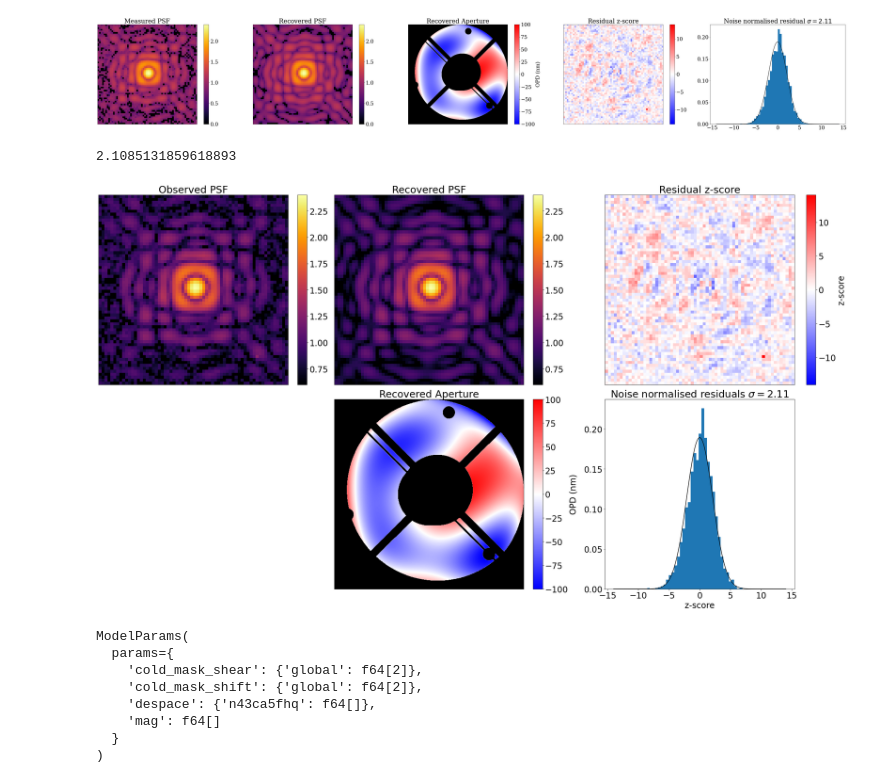
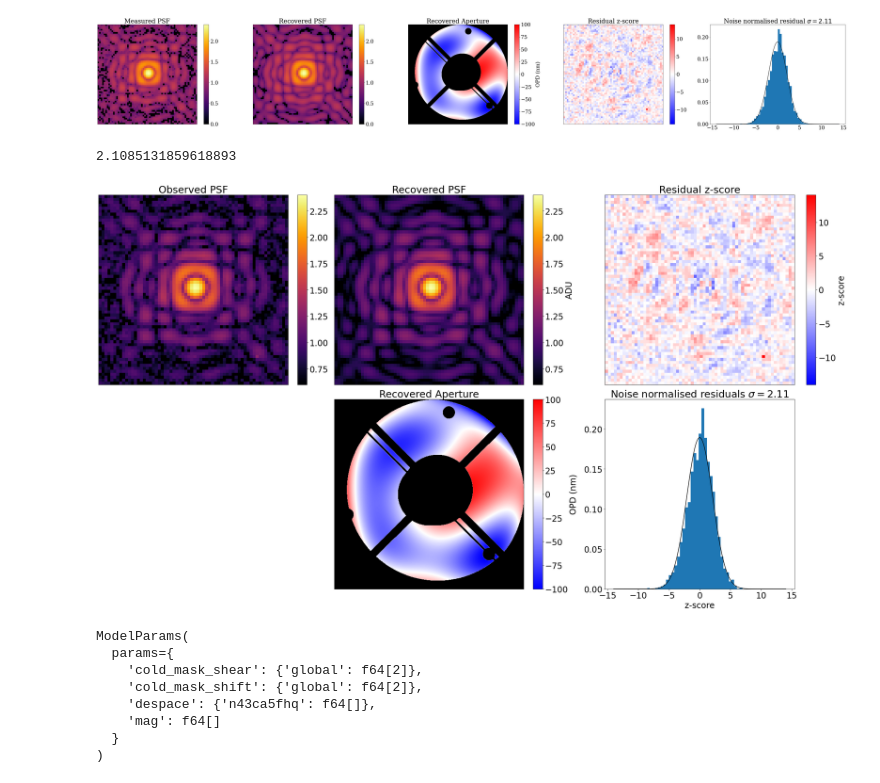
Before and after one commit to h-greer/hubble, a Jupyter notebook: notebooks/calibrator-fit-new.ipynb, the cells around one changed output. Saved outputs shown, nothing was run; the diff lists cells and outputs as text; code cells hidden in the pictures.

Commit message:
latest work on fitting and figures

```diff
--- a/notebooks/calibrator-fit-new.ipynb
+++ b/notebooks/calibrator-fit-new.ipynb
@@ -290,12 +290,13 @@ if graticule:
     axs[0, 0].axhline((wid-1)/2 + params.get(exp.map_param("positions"))[1], color='k',linestyle='--')
 
 tl=axs[0, 1].imshow(telescope_frame, vmin=ivm, vmax=vm,cmap=cmap)
-cbar=plt.colorbar(tl,ax=axs[0,1])
-# cbar.set_label("ADU")
-# top = vm**8
-# #ticks = np.array([top, top/2, top/5, top/10, top/20, top/50, top/100, top/1000])
-# #cbar.set_ticks(ticks**0.125)
-# #cbar.set_ticklabels(np.round(ticks))
+cbar=plt.colorbar(tl,ax=axs[0,1], norm=matplotlib.colors.PowerNorm(gamma=0.125))
+cbar.set_label("ADU")
+top = vm**8
+
+#ticks = np.linspace(1,vm, 8)**8#np.array([top, top/3, top/10, top/20, top/50, top/100, top/1000])
+#cbar.set_ticks(ticks**0.125)
+#cbar.set_ticklabels([int(i) for i in ticks])
 
 
 if graticule:
@@ -339,34 +340,34 @@ ys = jsp.stats.norm.pdf(xs, scale=np.nanstd(resid))#/np.sqrt(np.nanstd(resid))
 axs[1,2].set_title(fr"Noise normalised residuals $\sigma ={np.nanstd(resid):.3}$")
 axs[1,2].hist(resid.flatten(), bins=51, density=True)
 axs[1,2].plot(xs, ys, c='k')
 axs[1,2].set_xlabel("z-score")
 #axs[1,2].set_ylabel("Counts")
 
 #lpdf = posterior(model,exp,return_im=True)#*nanmap
 #lpd = axs[4].imshow(lpdf)
 #plt.colorbar(lpd, ax=axs[4])
 
 axs[0,0].set_title("Observed PSF")
 axs[0,1].set_title("Recovered PSF")
 axs[1,1].set_title("Recovered Aperture")
 axs[0,2].set_title("Residual z-score")
 #axs[4].set_title("Log Likelihood Map")
 
 axs[1,0].set_axis_off()
 
 for i in range(3):
     for j in range(2):
         if (i,j) != (2,1):
             axs[j,i].set_xticks([])
             axs[j,i].set_yticks([])
 
 #fig.tight_layout()
 
 if save:
     fig.savefig(f"{save}_{f}.png")
 # %% [output]
 2.1085131859618893
-[figure, old version]
+[figure, new version]
 # %%
 # calculate fisher and make correlation matrix/corner plot
 # %%
```
Also changed, not shown: parts of 1 cell of this notebook, 2 other files.
